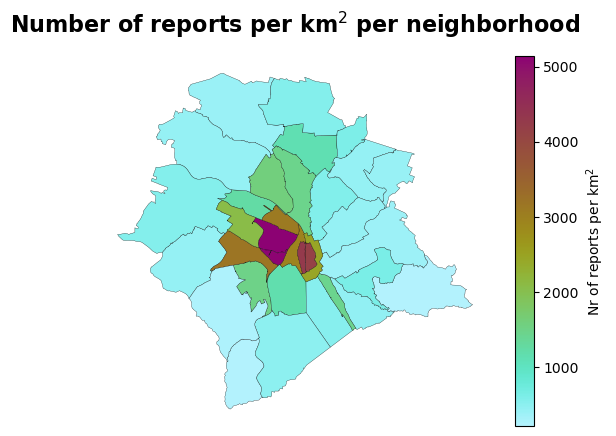
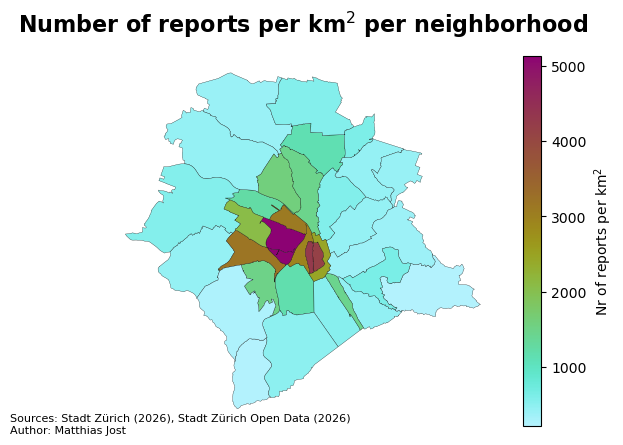
Unified diff of the notebook cell whose output changed from the first chart to the second:
--- before
+++ after
@@ -21,6 +21,7 @@
 ax.axis("off")
 ax.set_title("Number of reports per km$^{2}$ per neighborhood", fontsize=16, loc="center", fontweight="bold")
+ax.text(-0.25,-0.02, "Sources: Stadt Zürich (2026), Stadt Zürich Open Data (2026) \nAuthor: Matthias Jost", transform=ax.transAxes, fontsize=8)
 
 #export an display the final map
-export_result_to_png("Q1_final_map")
+export_result_to_png("Q1_report_density_map")
 plt.show

Commit: Added Sources to plots Q1 and Q3